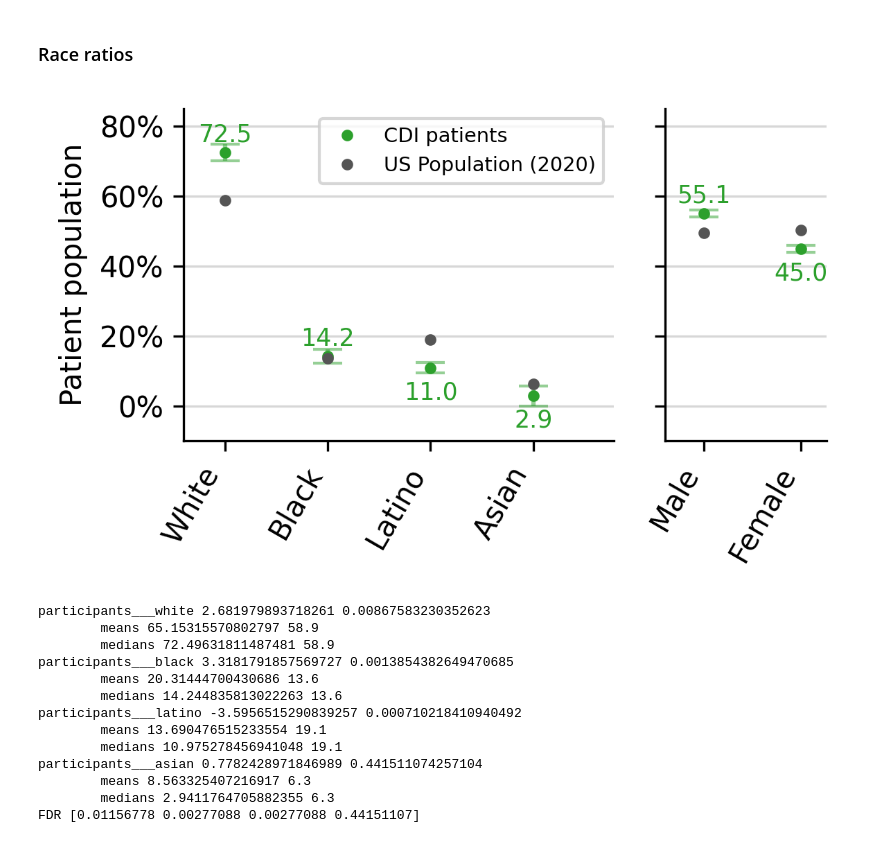
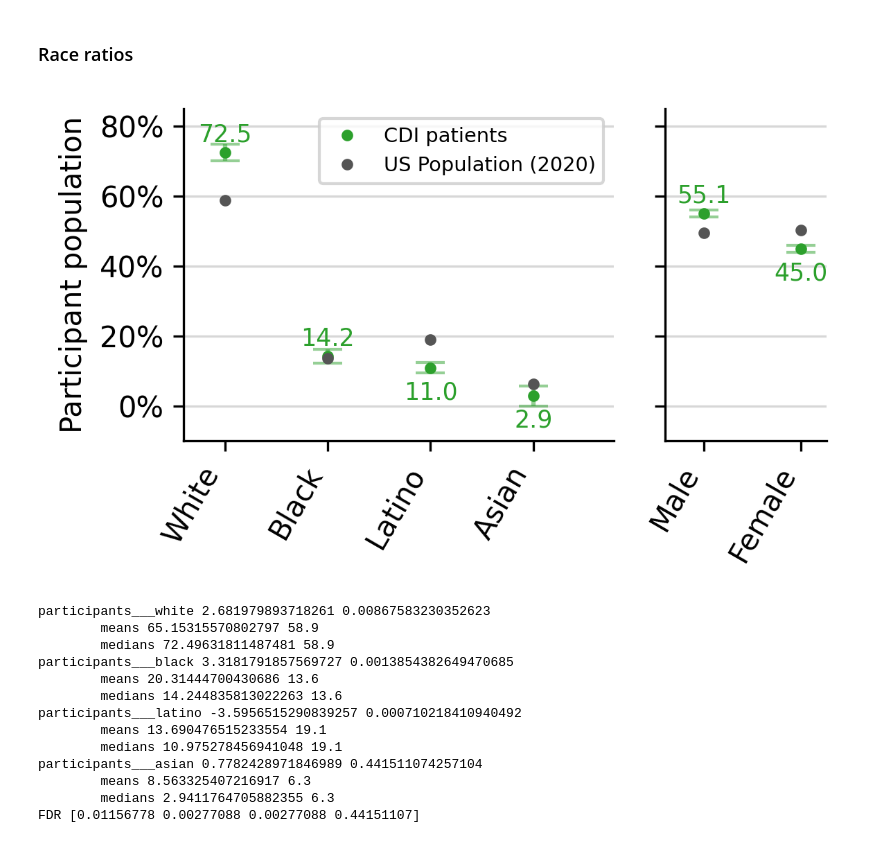
Before and after one commit to csinva/clinical-rule-analysis, a Jupyter notebook: notebooks_data_prep/07_demographics_plots.ipynb, the cells around one changed output. Drawn from its saved outputs; the diff is of its cells as text; code cells hidden in the pictures.

```diff
--- a/notebooks_data_prep/07_demographics_plots.ipynb
+++ b/notebooks_data_prep/07_demographics_plots.ipynb
@@ -120,7 +117,7 @@ def make_plot(vals_dict, BASELINE_DICT, ax, hide_yaxis=False):
     )
     ax.set_yticks(ticks=range(0, 100, 20), labels=[
         f"{t}%" for t in range(0, 100, 20)])
-    ax.set_ylabel("Patient population")
+    ax.set_ylabel("Participant population")
     if hide_yaxis:
         ax.set_yticklabels([])
         ax.set_ylabel("")
@@ -135,34 +132,34 @@ gender_vals_dict = get_race_vals(
 GENDER_BASELINES = {
     'Male': 49.6,
     'Female': 50.4,
 }
 
 RACE_BASELINES = {
     "White": 58.9,
     "Black": 13.6,
     "Latino": 19.1,
     "Asian": 6.3,
 }
 
 # make boxplot
 # sns.set_context('notebook')
 # fig, ax = plt.subplots(figsize=(4, 3), dpi=300)
 f, axes = plt.subplots(1, 2, gridspec_kw={'width_ratios': [
                        0.8, 0.3]}, dpi=300, figsize=(4, 2.5))
 
 # ax = axes[0]
 make_plot(race_vals_dict, RACE_BASELINES, axes[0])
 axes[0].legend(fontsize='x-small')
 # axes[0].set_title('A', x=0, y=1, fontweight='bold')
 make_plot(gender_vals_dict, GENDER_BASELINES, axes[1], hide_yaxis=True)
 # axes[1].set_title('B', x=0, y=1, fontweight='bold')
 
 # plot gender vals
 plt.tight_layout()
 viz.savefig('patient_population')
 plt.show()
 # %% [output]
-[figure, old version]
+[figure, new version]
 # %%
 # run t-tests for race baselines and gender
 from scipy.stats import ttest_1samp, false_discovery_control
```
Also changed, not shown: parts of 2 cells of this notebook, 1 other file.
